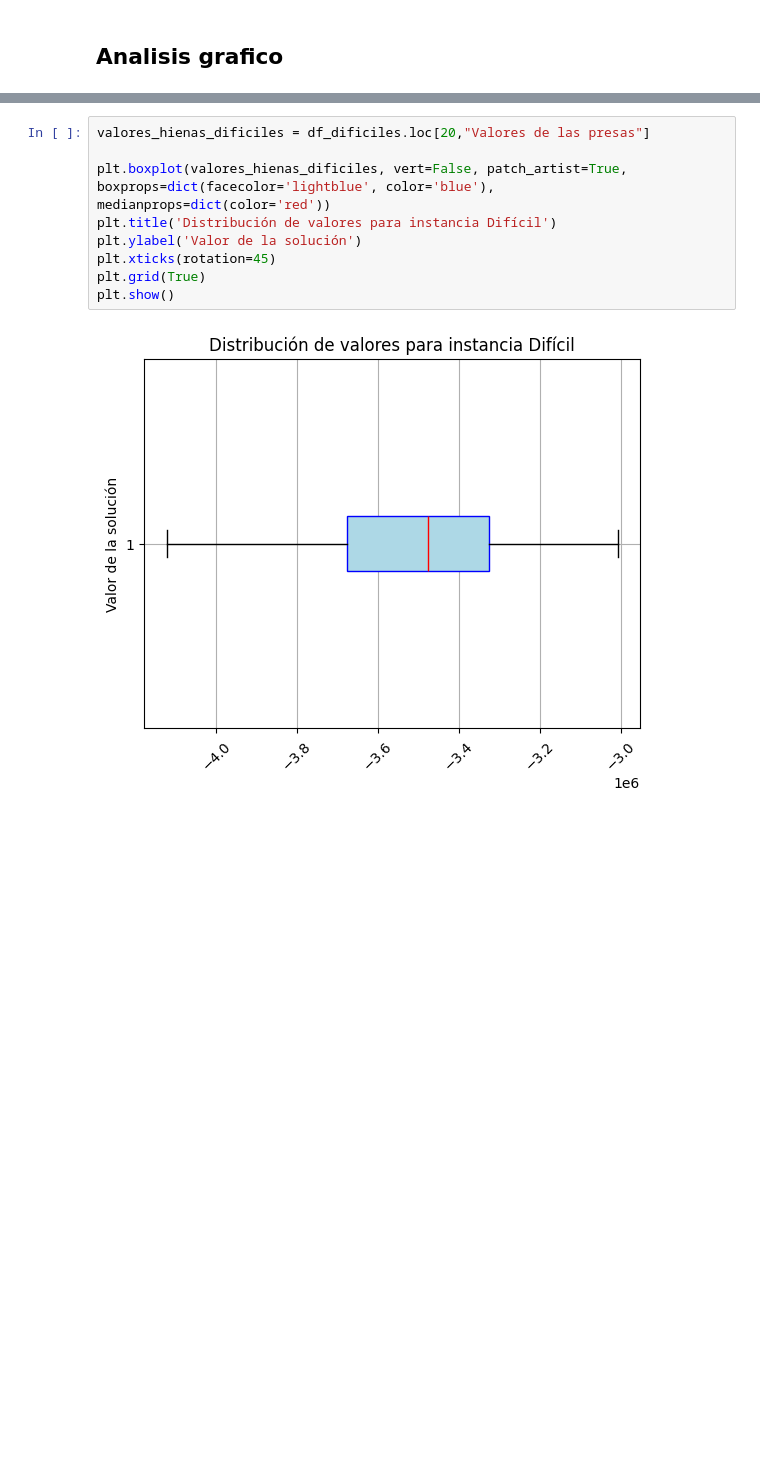
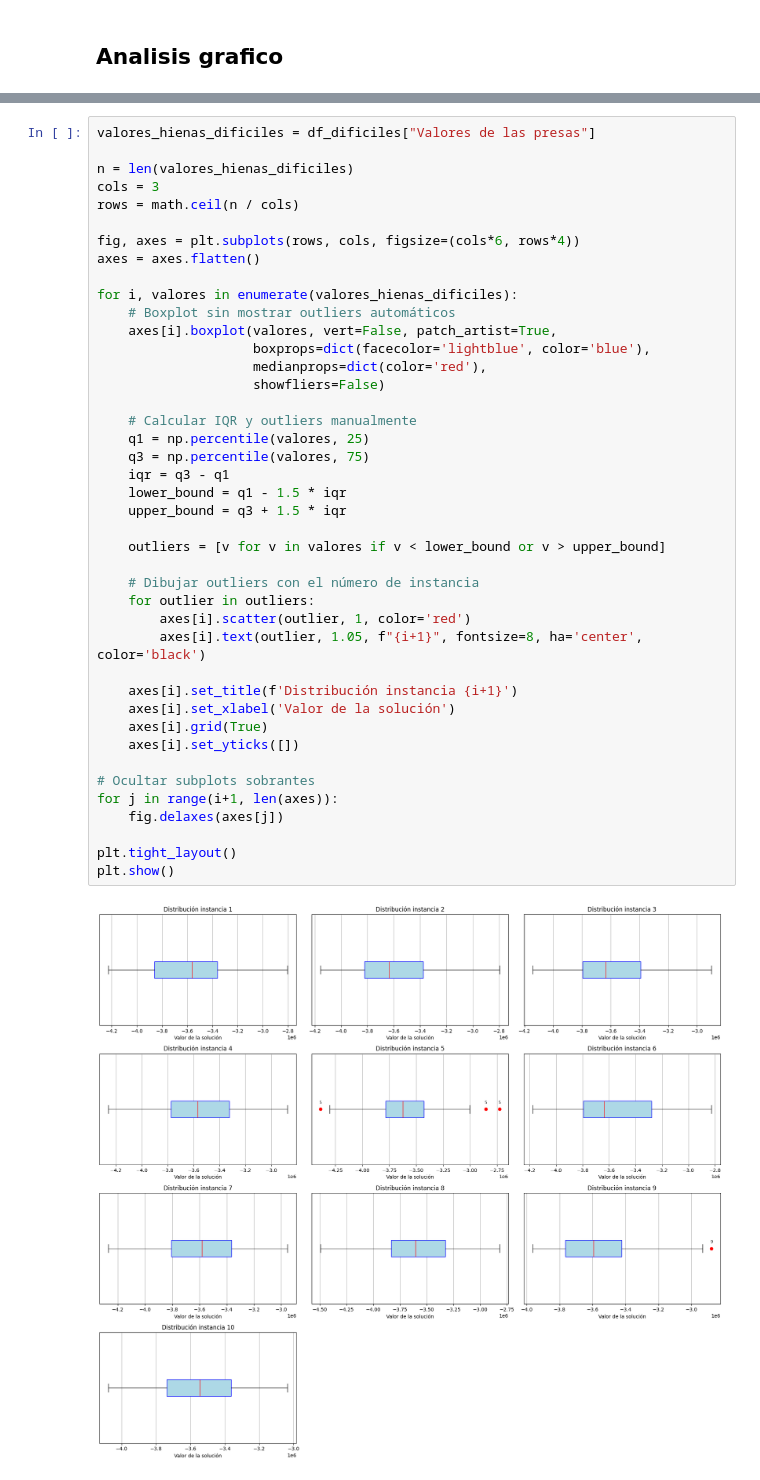
Before and after one commit to Doctorjellybeans/Optimizaci-n-de-MKP-con-SHO, a Jupyter notebook: Optimizacion_mkp_sho.ipynb, the cells around one changed output, grey strips where cells are left out. Saved outputs shown, nothing was run; the diff lists cells and outputs as text; blank space fills up the shorter version.

Commit message:
Mejora de boxplots

```diff
--- a/Optimizacion_mkp_sho.ipynb
+++ b/Optimizacion_mkp_sho.ipynb
@@ -370,14 +437,47 @@ plt.show()
 # %%
-valores_hienas_dificiles = df_dificiles.loc[20,"Valores de las presas"]
+valores_hienas_dificiles = df_dificiles["Valores de las presas"]
 
-plt.boxplot(valores_hienas_dificiles, vert=False, patch_artist=True, boxprops=dict(facecolor='lightblue', color='blue'), medianprops=dict(color='red'))
-plt.title('Distribución de valores para instancia Difícil')
-plt.ylabel('Valor de la solución')
-plt.xticks(rotation=45)
-plt.grid(True)
+n = len(valores_hienas_dificiles)
+cols = 3
+rows = math.ceil(n / cols)
+
+fig, axes = plt.subplots(rows, cols, figsize=(cols*6, rows*4))
+axes = axes.flatten()
+
+for i, valores in enumerate(valores_hienas_dificiles):
+    # Boxplot sin mostrar outliers automáticos
+    axes[i].boxplot(valores, vert=False, patch_artist=True,
+                    boxprops=dict(facecolor='lightblue', color='blue'),
+                    medianprops=dict(color='red'),
+                    showfliers=False)
+
+    # Calcular IQR y outliers manualmente
+    q1 = np.percentile(valores, 25)
+    q3 = np.percentile(valores, 75)
+    iqr = q3 - q1
+    lower_bound = q1 - 1.5 * iqr
+    upper_bound = q3 + 1.5 * iqr
+
+    outliers = [v for v in valores if v < lower_bound or v > upper_bound]
+
+    # Dibujar outliers con el número de instancia
+    for outlier in outliers:
+        axes[i].scatter(outlier, 1, color='red')
+        axes[i].text(outlier, 1.05, f"{i+1}", fontsize=8, ha='center', color='black')
+
+    axes[i].set_title(f'Distribución instancia {i+1}')
+    axes[i].set_xlabel('Valor de la solución')
+    axes[i].grid(True)
+    axes[i].set_yticks([])
+
+# Ocultar subplots sobrantes
+for j in range(i+1, len(axes)):
+    fig.delaxes(axes[j])
+
+plt.tight_layout()
 plt.show()
 # %% [output]
-[figure, old version]
+[figure, new version]
 # %%
 plt.bar(df_faciles.index, df_faciles["Tiempo de ejecución"], label='Fácil', color='lightblue')
 plt.title('Tiempo de ejecución para las instancias faciles')
```
Also changed, not shown: parts of 10 cells of this notebook.
